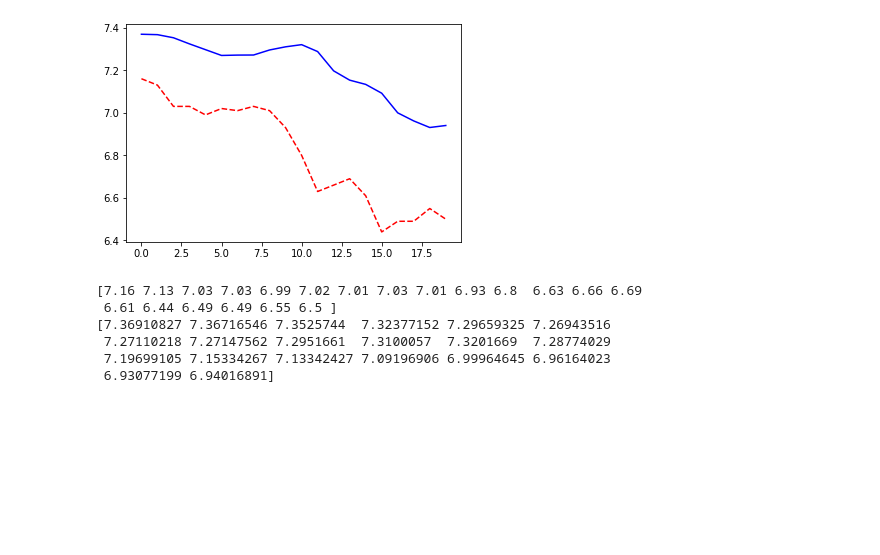
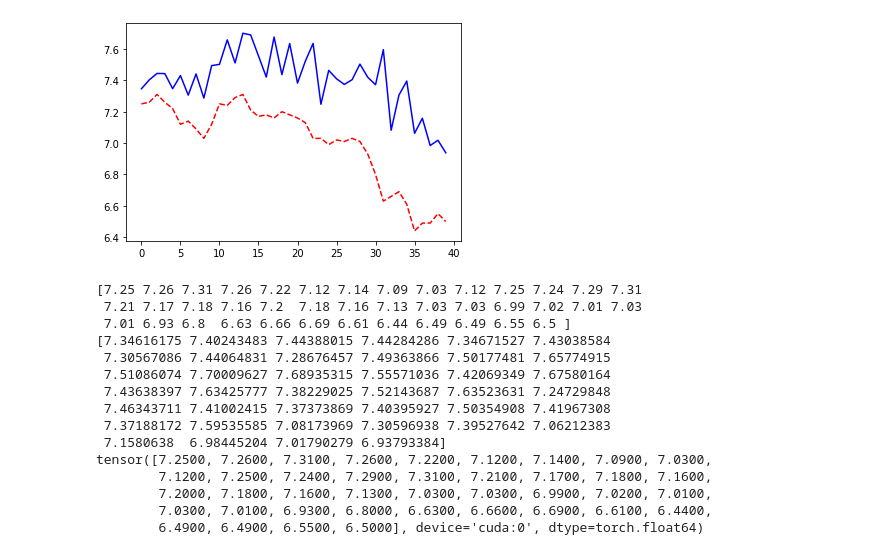
Before and after one commit to matrixleon18/SHUFE, a Jupyter notebook: jupyterlab/Model_LSTM_Attention_TV.ipynb, the cells around one changed output. Drawn from its saved outputs; the diff is of its cells as text; code cells hidden in the pictures; blank space fills up the shorter version.

```diff
--- a/jupyterlab/Model_LSTM_Attention_TV.ipynb
+++ b/jupyterlab/Model_LSTM_Attention_TV.ipynb
@@ -33,7 +33,7 @@ dataset = dataset.fillna(0)
 # 将数据按照BATCH_SIZE的窗口进行滑动，每个窗口数据做一组
 # # 数据转成sequence的格式，这里定义每个seq的长度
 TRAIN_VALIDATION_RATIO = 0.7
-TRAIN_BATCH_SIZE = 20                                                        # 注意：BATCH_SIZE是要能够整除(total_seq_count-1)的
+TRAIN_BATCH_SIZE = 40                                                        # 注意：BATCH_SIZE是要能够整除(total_seq_count-1)的
 TEST_BATCH_SIZE = 1
 SEQ_LENGTH = 20
 Y_SEQ_LEN = 1                                                         # 要用2个y来表示预测的第一天和预测的第二天，对应 "future" 和 "future2",每个y都是1-D的，y的seq_len是2
@@ -274,7 +279,7 @@ class LSTMModel(nn.Module):
 # %%
 # 训练 LSTM 模型 ---- 这里的损失函数是计算Sequence最后一个元素的预测数据和真实数据差异
 
-HIDDEN_SIZE = 512
+HIDDEN_SIZE = 768
 NUM_LAYERS = 2
 
 def RMSELoss(yhat,y):
@@ -383,18 +391,28 @@ plt.show()
 # %%
-# 这是 valid 最后一段的数据。误差累积到这里以及很大了。
-plt.plot(valid_y[step,:,-1,-1].cpu().detach().flatten().numpy(), 'r--')
+# 这是 valid 最后一段的数据。误差累积到这里已经很大了。
+plt.plot(valid_y[-1,:,-1,-1].cpu().detach().flatten().numpy(), 'r--')
 plt.plot(valid_pred[:,-1].cpu().detach().flatten().numpy(), 'b-')
 plt.show()
-print(valid_y[step,:,-1,-1].cpu().detach().flatten().numpy())
+print(valid_y[-1,:,-1,-1].cpu().detach().flatten().numpy())
 print(valid_pred[:,-1].cpu().detach().flatten().numpy())
+print(valid_y[-1,:,-1,-1])
 # %% [output]
-[figure, old version]
+[figure, new version]
-[7.16 7.13 7.03 7.03 6.99 7.02 7.01 7.03 7.01 6.93 6.8  6.63 6.66 6.69
- 6.61 6.44 6.49 6.49 6.55 6.5 ]
-[7.36910827 7.36716546 7.3525744  7.32377152 7.29659325 7.26943516
- 7.27110218 7.27147562 7.2951661  7.3100057  7.3201669  7.28774029
- 7.19699105 7.15334267 7.13342427 7.09196906 6.99964645 6.96164023
- 6.93077199 6.94016891]
+[7.25 7.26 7.31 7.26 7.22 7.12 7.14 7.09 7.03 7.12 7.25 7.24 7.29 7.31
+ 7.21 7.17 7.18 7.16 7.2  7.18 7.16 7.13 7.03 7.03 6.99 7.02 7.01 7.03
+ 7.01 6.93 6.8  6.63 6.66 6.69 6.61 6.44 6.49 6.49 6.55 6.5 ]
+[7.34616175 7.40243483 7.44388015 7.44284286 7.34671527 7.43038584
+ 7.30567086 7.44064831 7.28676457 7.49363866 7.50177481 7.65774915
+ 7.51086074 7.70009627 7.68935315 7.55571036 7.42069349 7.67580164
+ 7.43638397 7.63425777 7.38229025 7.52143687 7.63523631 7.24729848
+ 7.46343711 7.41002415 7.37373869 7.40395927 7.50354908 7.41967308
+ 7.37188172 7.59535585 7.08173969 7.30596938 7.39527642 7.06212383
+ 7.1580638  6.98445204 7.01790279 6.93793384]
+tensor([7.2500, 7.2600, 7.3100, 7.2600, 7.2200, 7.1200, 7.1400, 7.0900, 7.0300,
+        7.1200, 7.2500, 7.2400, 7.2900, 7.3100, 7.2100, 7.1700, 7.1800, 7.1600,
+        7.2000, 7.1800, 7.1600, 7.1300, 7.0300, 7.0300, 6.9900, 7.0200, 7.0100,
+        7.0300, 7.0100, 6.9300, 6.8000, 6.6300, 6.6600, 6.6900, 6.6100, 6.4400,
+        6.4900, 6.4900, 6.5500, 6.5000], device='cuda:0', dtype=torch.float64)
 # %%
 # 用模型预测数据
 # 考虑到时序因素，这里的时候误差很大。
```
Also changed, not shown: parts of 13 cells of this notebook.
